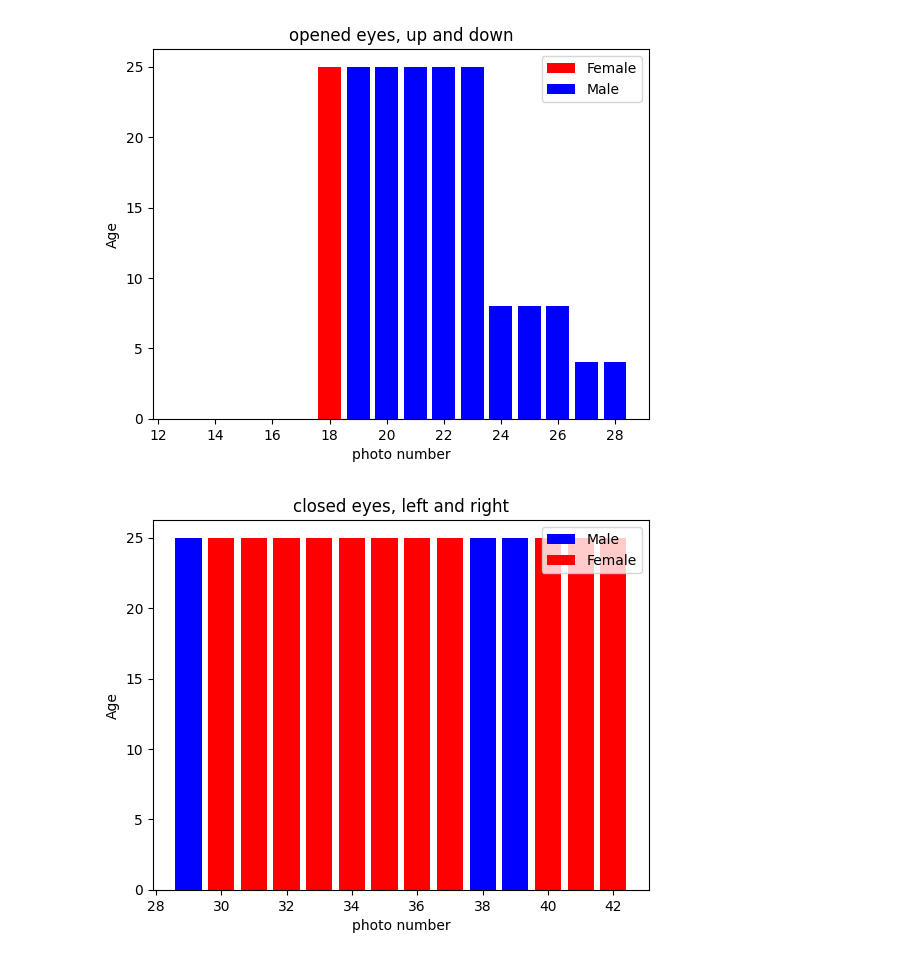
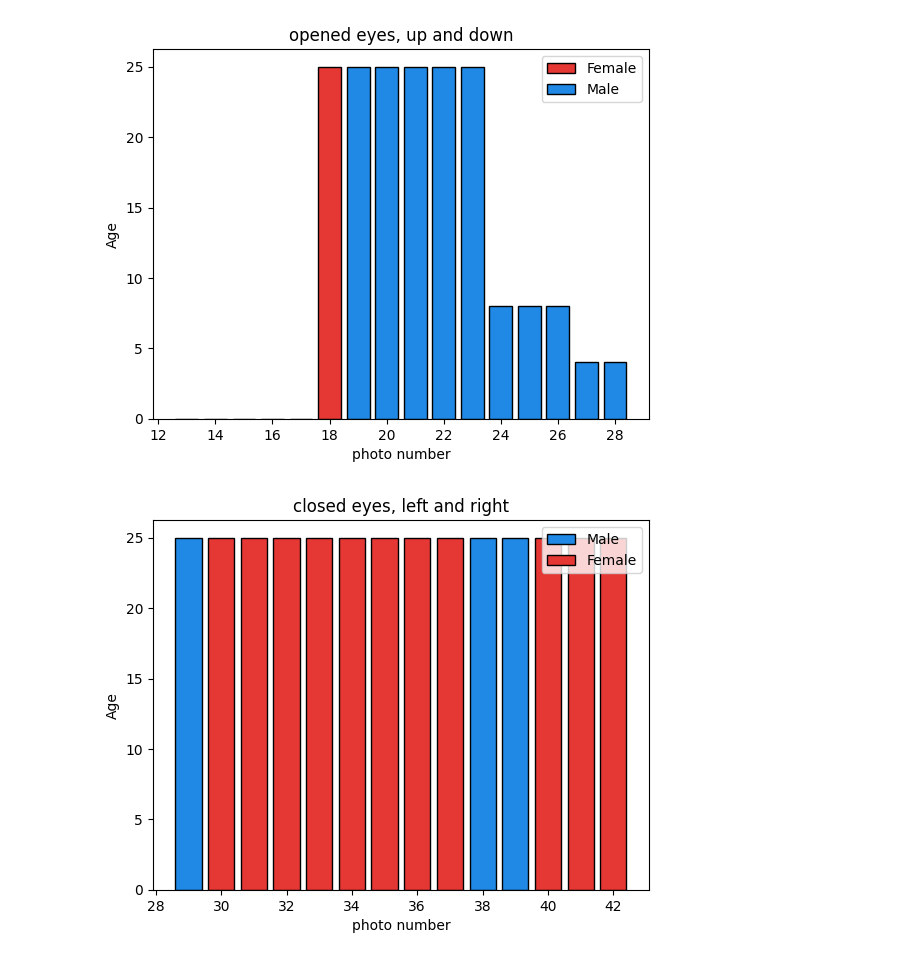
Before and after one commit to KangYunWon/opensw23-KangKimSam, a Jupyter notebook: KJHResultPlot.ipynb, the cells around one changed output. Saved outputs shown, nothing was run; the diff lists cells and outputs as text; code cells hidden in the pictures.

```diff
--- a/KJHResultPlot.ipynb
+++ b/KJHResultPlot.ipynb
@@ -19,7 +19,7 @@ def main():
                 row[1] = False
 
             row[2] = float(row[2])
-        else:  # face detection failed
+        else: #face detection failed
             row[1] = False
             row[2] = 0
 
@@ -77,16 +77,16 @@ def main():
         for j in range(len(ageGroup[i])):
             if genderGroup[i][j]:
                 if not male_added:
-                    plt.bar(xlines[i][j], ageGroup[i][j], color='blue', label='Male')
+                    plt.bar(xlines[i][j], ageGroup[i][j], color='#1f89e5', label='Male', edgecolor='black')
                     male_added = True
                 else:
-                    plt.bar(xlines[i][j], ageGroup[i][j], color='blue')
+                    plt.bar(xlines[i][j], ageGroup[i][j], color='#1f89e5', edgecolor='black')
             else:
                 if not female_added:
-                    plt.bar(xlines[i][j], ageGroup[i][j], color='red', label='Female')
+                    plt.bar(xlines[i][j], ageGroup[i][j], color='#e53734', label='Female', edgecolor='black')
                     female_added = True
                 else:
-                    plt.bar(xlines[i][j], ageGroup[i][j], color='red')
+                    plt.bar(xlines[i][j], ageGroup[i][j], color='#e53734', edgecolor='black')
 
         plt.xlabel('photo number')
         plt.ylabel('Age')
@@ -101,2 +101,2 @@ if __name__ == "__main__":
-[figure, old version]
+[figure, new version]
-[figure, old version]
+[figure, new version]
```
Also changed, not shown: parts of 2 cells of this notebook.
